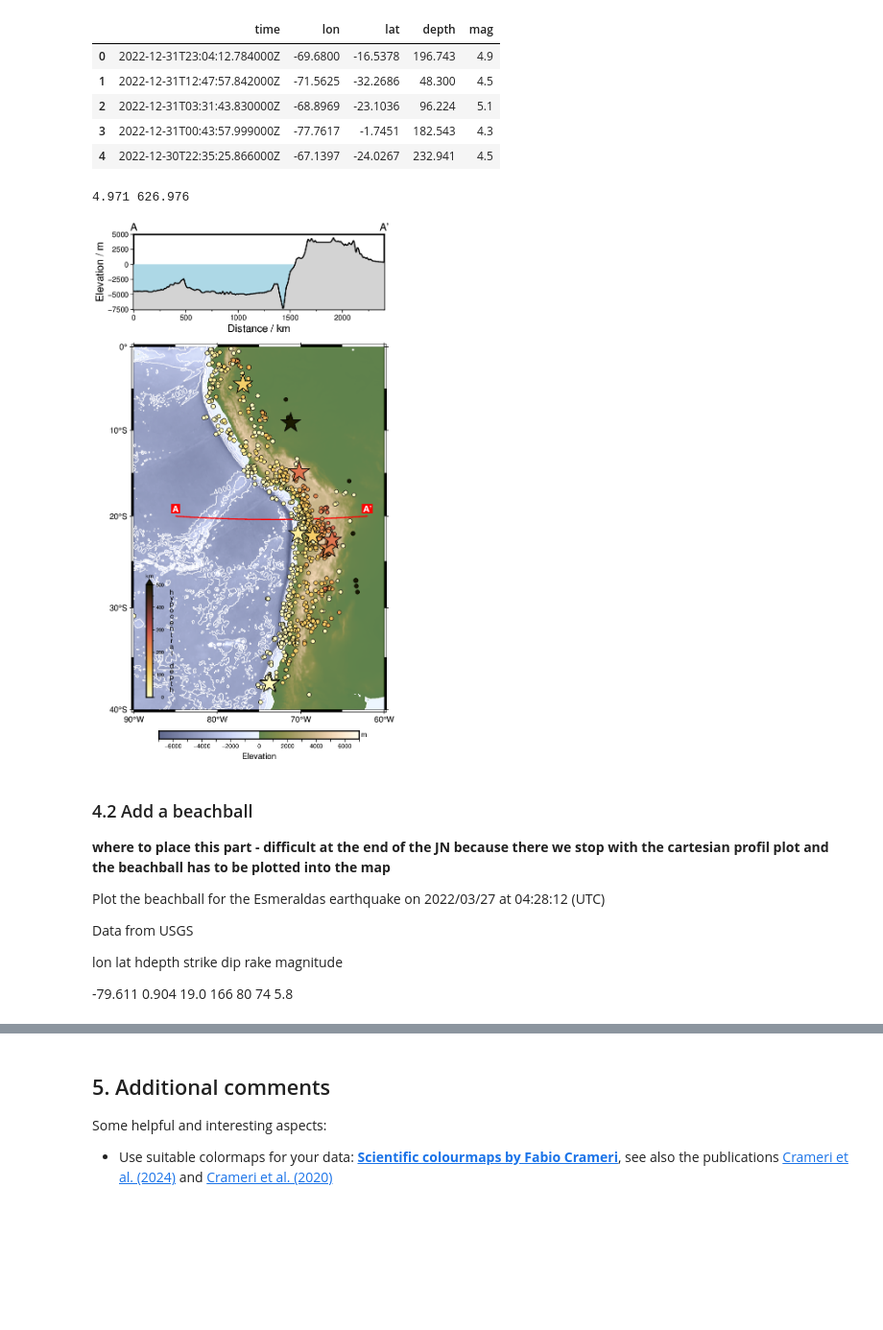
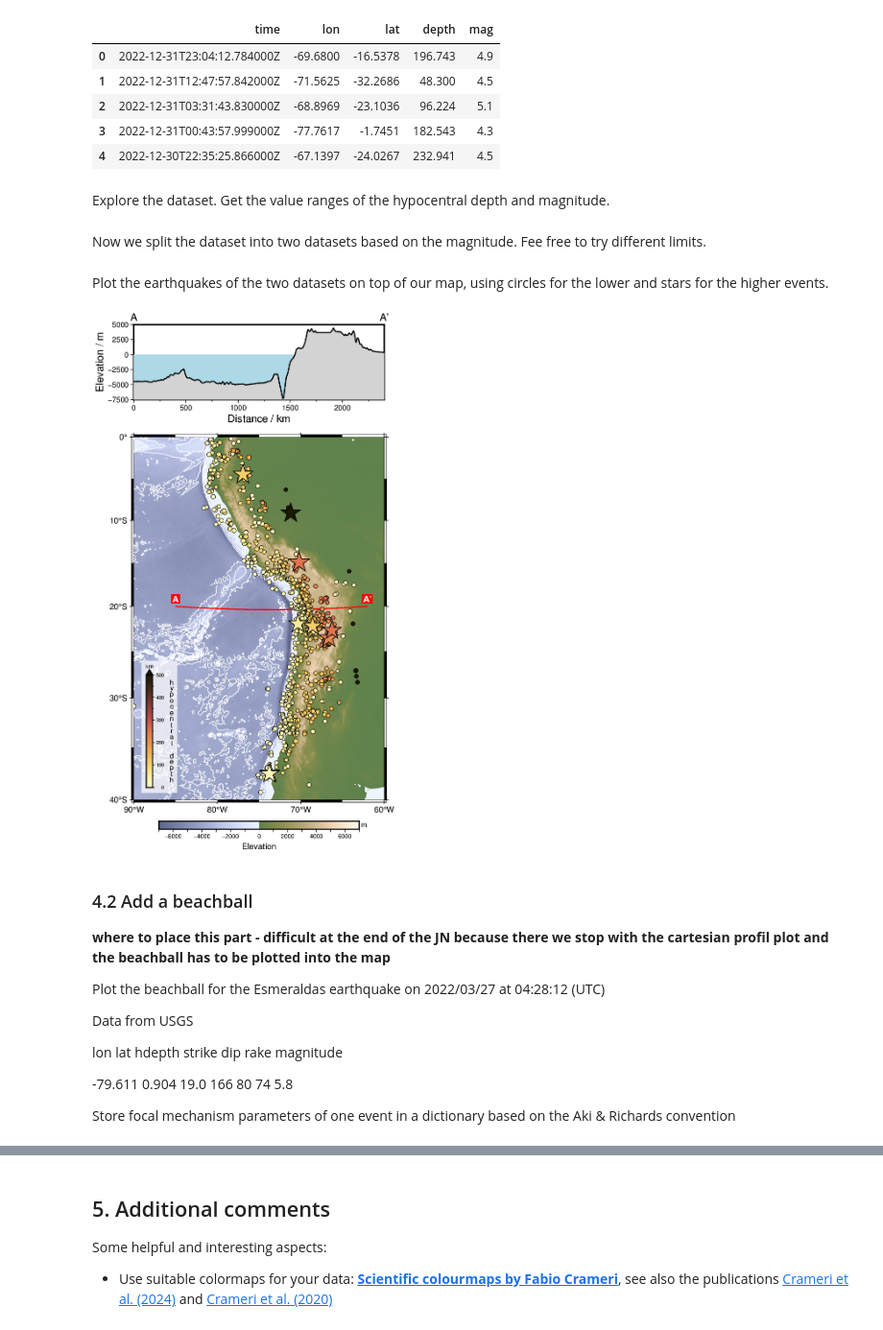
Before and after one commit to GenericMappingTools/agu24workshop, a Jupyter notebook: book/tut4_geophysics.ipynb, the cells around one changed output, grey strips where cells are left out. Shown at 96% size. Drawn from its saved outputs; the diff is of its cells as text; code cells hidden in the pictures; blank space fills up the shorter version.

```diff
--- a/book/tut4_geophysics.ipynb
+++ b/book/tut4_geophysics.ipynb
@@ -258,40 +267,51 @@ df.head()
 | 2 | 2022-12-31T03:31:43.830000Z | -68.8969 | -23.1036 | 96.224 | 5.1 |
 | 3 | 2022-12-31T00:43:57.999000Z | -77.7617 | -1.7451 | 182.543 | 4.3 |
 | 4 | 2022-12-30T22:35:25.866000Z | -67.1397 | -24.0267 | 232.941 | 4.5 |
+# %% [markdown]
+Explore the dataset. Get the value ranges of the hypocentral depth and magnitude.
 # %%
-print(df["depth"].min(), df["depth"].max())
+# Your code (:
-# %% [output]
-4.971 626.976
+# %% [markdown]
+Now we split the dataset into two datasets based on the magnitude. Fee free to try different limits.
+# %%
+lim_mag = 6
+
+df_low_mag = df[df["mag"] < lim_mag]
+df_high_mag = df[df["mag"] >= lim_mag]
+# %% [markdown]
+Plot the earthquakes of the two datasets on top of our map, using circles for the lower and stars for the higher events.
 # %%
 pygmt.makecpt(cmap="lajolla", series=[0, 500])
 
-tmpdf = df[df["mag"]<6]
 fig.plot(
-    x=tmpdf["lon"],
-    y=tmpdf["lat"],
-    style="cc",
-    size=np.log10(tmpdf["mag"])/4,
-    fill=tmpdf["depth"],
+    x=df_low_mag["lon"],
+    y=df_low_mag["lat"],
+    style="cc",  # Plot circles (fist "c") in centimeters (second "c")
+    size=np.log10(df_low_mag["mag"])/4,
+    fill=df_low_mag["depth"],
+    cmap=True,
     pen="0.1p,black",
-    cmap=True,
 )
 
-tmpdf = df[df["mag"]>=6]
 fig.plot(
-    x=tmpdf["lon"],
-    y=tmpdf["lat"],
-    style="ac",
-    size=np.log10(tmpdf["mag"]),
-    fill = tmpdf["depth"],
+    x=df_high_mag["lon"],
+    y=df_high_mag["lat"],
+    style="ac",  # Plot stars ("a") in centimeters ("c")
+    size=np.log10(df_high_mag["mag"]),
+    fill=df_high_mag["depth"],
+    cmap=True,
     pen="0.5p,black",
-    cmap=True,
 )
 
-fig.colorbar(position="x0.5c/0.5c+w4.5c/0.25c+v+mc+ef0.2c", frame=["a100f50+lhypocentral depth", "y+lkm"])
+fig.colorbar(
+    position="x0.5c/0.5c+w4.5c/0.25c+v+mc+ef0.2c",
+    frame=["a100f50+lhypocentral depth", "y+lkm"],
+    box="+gwhite@30",
+)
 
 fig.show(dpi=150)
 # %% [output]
-[figure, old version]
+[figure, new version]
 # %% [markdown]
 ### 4.2 Add a beachball
 
@@ -304,3 +324,5 @@ Data from USGS
 lon lat hdepth strike dip rake magnitude
 
 -79.611 0.904 19.0 166 80 74 5.8
+
+Store focal mechanism parameters of one event in a dictionary based on the Aki & Richards convention
```
Also changed, not shown: parts of 12 cells of this notebook.
